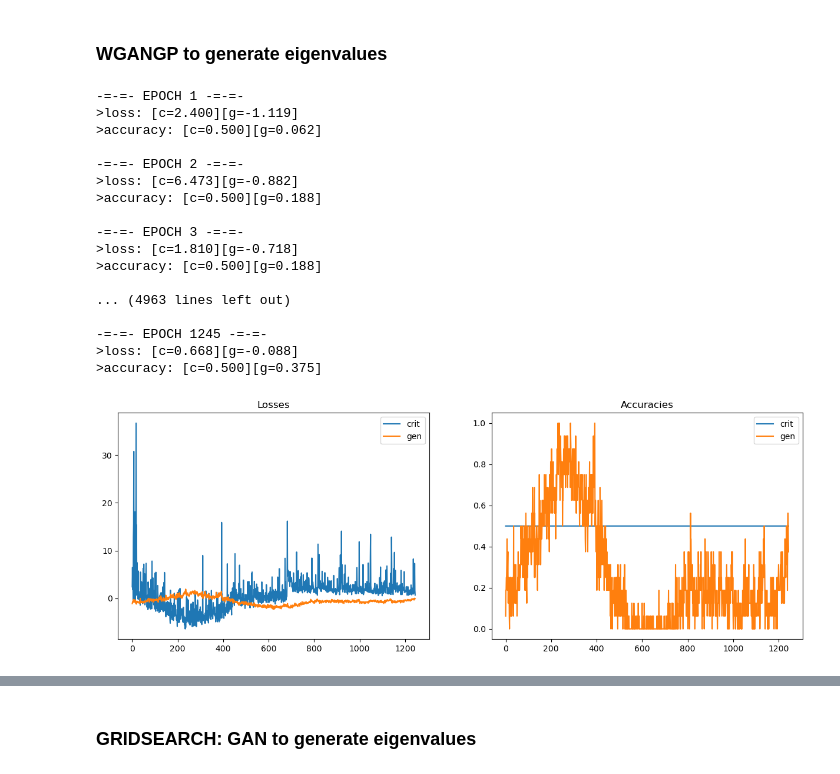
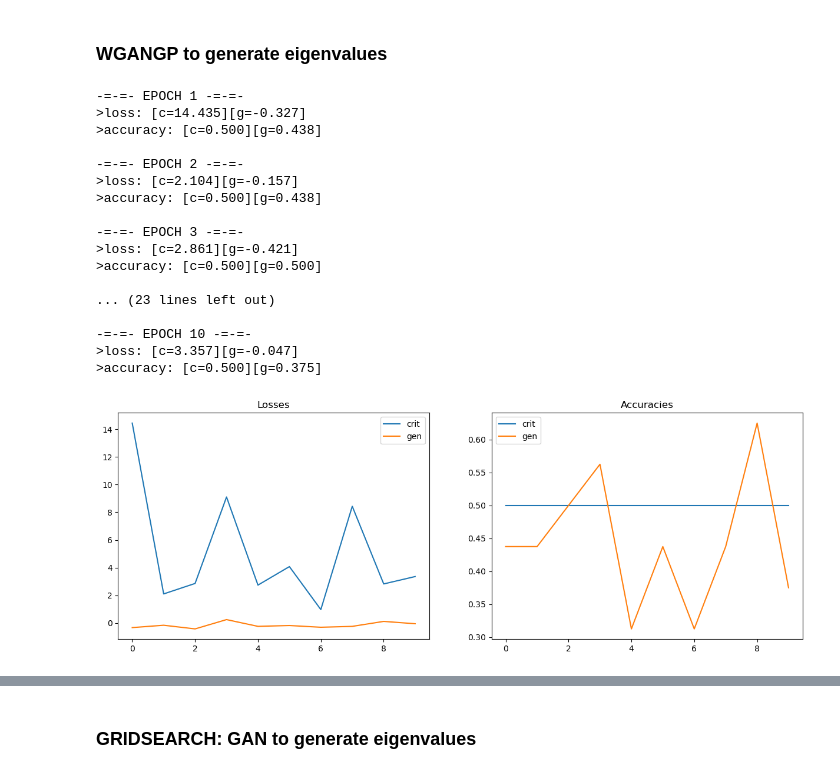
Before and after one commit to raskharkapakh/Master-Arbeit, a Jupyter notebook: python_files/GAN2/notebook2.ipynb, the cells around one changed output, grey strips where cells are left out. Saved outputs shown, nothing was run; the diff lists cells and outputs as text; code cells hidden in the pictures.

```diff
--- a/python_files/GAN2/notebook2.ipynb
+++ b/python_files/GAN2/notebook2.ipynb
@@ -40,26 +40,26 @@ from evals_WGANGP2 import evals_WGANGP
 # Creating GAN
 evals_wgangp = evals_WGANGP()
 # %%
-evals_wgangp.train(evals_dataset=evals_square_dataset, n_epoch=1245)
+evals_wgangp.train(evals_dataset=evals_square_dataset, n_epoch=10)
 # %% [output]
 -=-=- EPOCH 1 -=-=-
->loss: [c=2.400][g=-1.119]
->accuracy: [c=0.500][g=0.062]
+>loss: [c=14.435][g=-0.327]
+>accuracy: [c=0.500][g=0.438]
 
 -=-=- EPOCH 2 -=-=-
->loss: [c=6.473][g=-0.882]
->accuracy: [c=0.500][g=0.188]
+>loss: [c=2.104][g=-0.157]
+>accuracy: [c=0.500][g=0.438]
 
 -=-=- EPOCH 3 -=-=-
->loss: [c=1.810][g=-0.718]
->accuracy: [c=0.500][g=0.188]
+>loss: [c=2.861][g=-0.421]
+>accuracy: [c=0.500][g=0.500]
 
-... (4963 lines left out)
+... (23 lines left out)
 
--=-=- EPOCH 1245 -=-=-
->loss: [c=0.668][g=-0.088]
+-=-=- EPOCH 10 -=-=-
+>loss: [c=3.357][g=-0.047]
 >accuracy: [c=0.500][g=0.375]
-[figure, old version]
+[figure, new version]
 # %%
 import numpy as np
 import matplotlib.pyplot as plt
```
Also changed, not shown: parts of 10 cells of this notebook, 16 other files.
